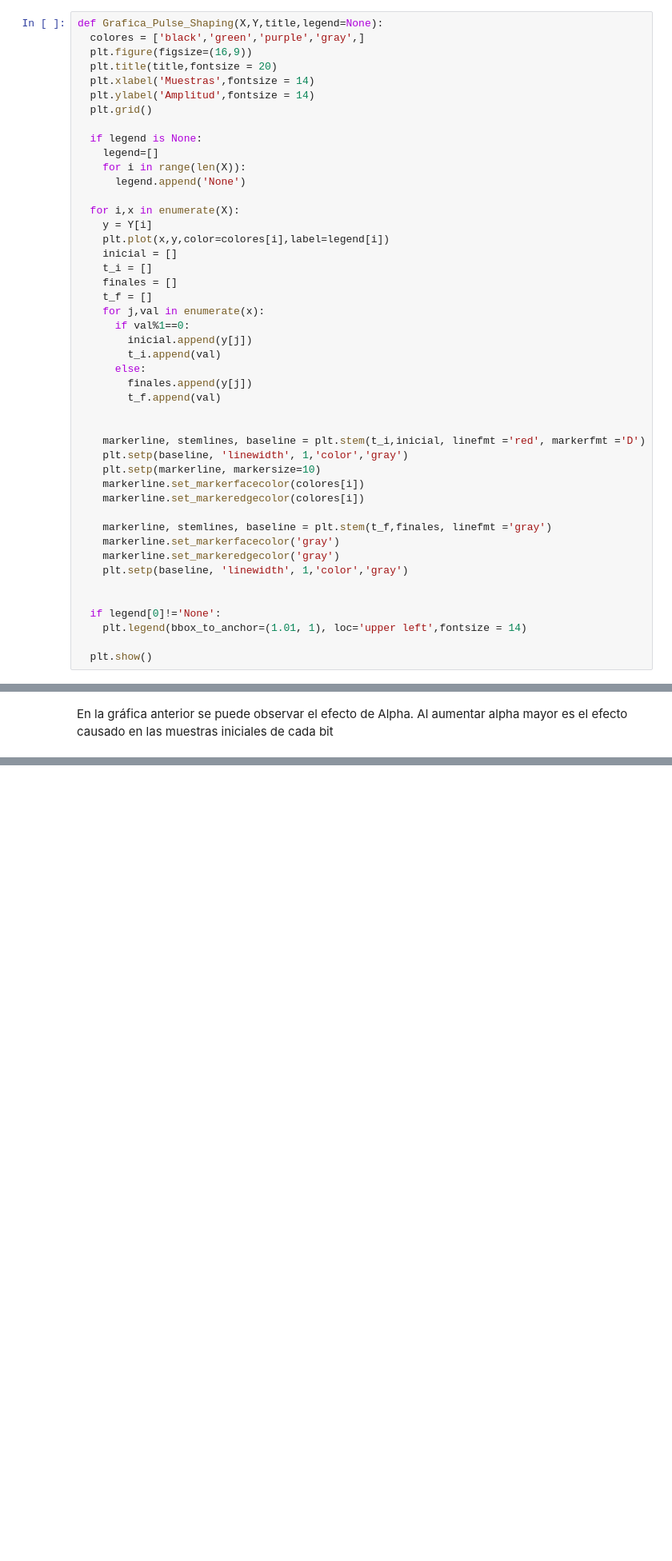
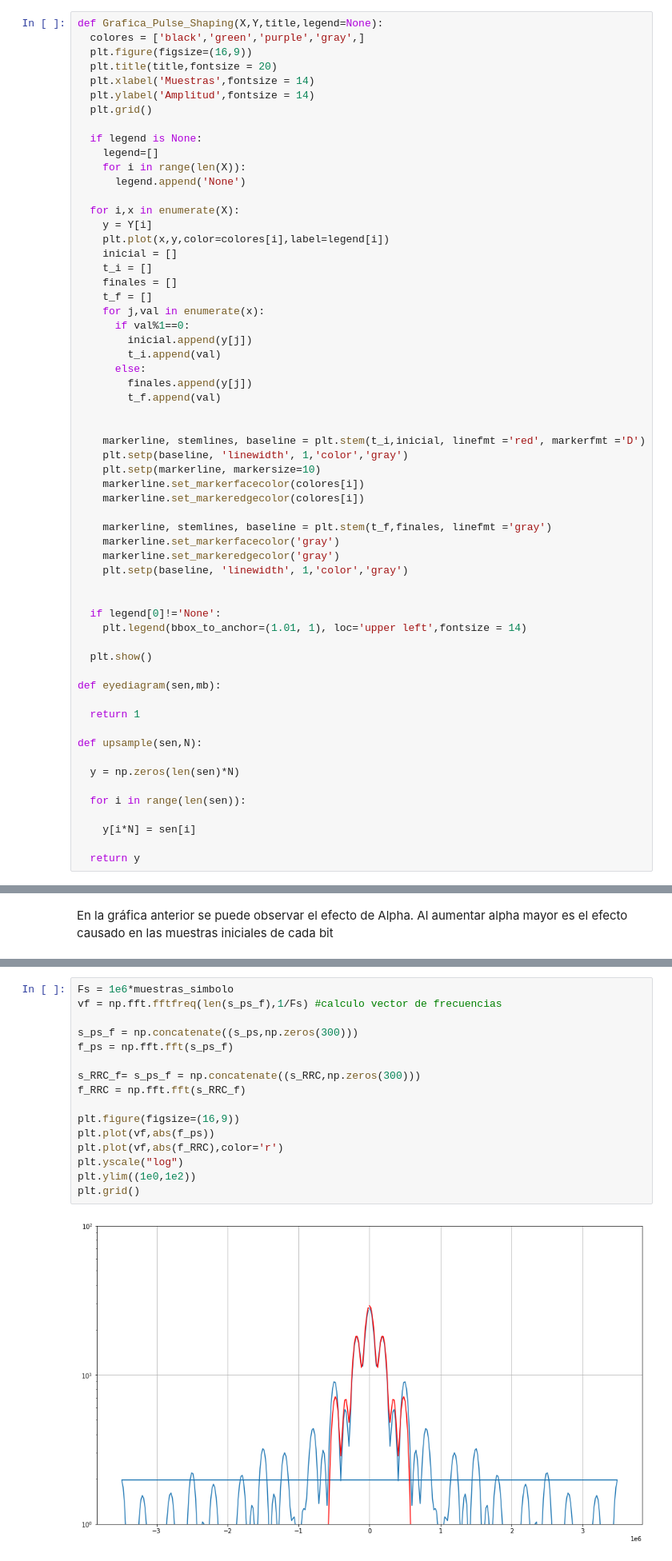
Before and after one commit to JohanEstebanCuervo/Color_Reproduction_Multiespectral_Images, a Jupyter notebook: Pulse_Amplitude_Modulation_PAM.ipynb, the cells around one changed output, grey strips where cells are left out. Shown at 80% size. Drawn from its saved outputs; the diff is of its cells as text; blank space fills up the shorter version.

```diff
--- a/Pulse_Amplitude_Modulation_PAM.ipynb
+++ b/Pulse_Amplitude_Modulation_PAM.ipynb
@@ -71,6 +74,20 @@ def Grafica_Pulse_Shaping(X,Y,title,legend=None):
     plt.legend(bbox_to_anchor=(1.01, 1), loc='upper left',fontsize = 14)
 
   plt.show()
+
+def eyediagram(sen,mb):
+
+  return 1
+
+def upsample(sen,N):
+
+  y = np.zeros(len(sen)*N)
+
+  for i in range(len(sen)):
+
+    y[i*N] = sen[i]
+
+  return y
 # %% [markdown]
 #PULSE AMPLITUDE MODULATION
 # %% [markdown]
@@ -134,0 +276,18 @@ En la gráfica anterior se puede observar el efecto de Alpha. Al aumentar alpha
+# %%
+Fs = 1e6*muestras_simbolo
+vf = np.fft.fftfreq(len(s_ps_f),1/Fs) #calculo vector de frecuencias
+
+s_ps_f = np.concatenate((s_ps,np.zeros(300)))
+f_ps = np.fft.fft(s_ps_f)
+
+s_RRC_f= s_ps_f = np.concatenate((s_RRC,np.zeros(300)))
+f_RRC = np.fft.fft(s_RRC_f)
+
+plt.figure(figsize=(16,9))
+plt.plot(vf,abs(f_ps))
+plt.plot(vf,abs(f_RRC),color='r')
+plt.yscale("log")
+plt.ylim((1e0,1e2))
+plt.grid()
+# %% [output]
+[figure, added]
```
Also changed, not shown: parts of 11 cells of this notebook.
